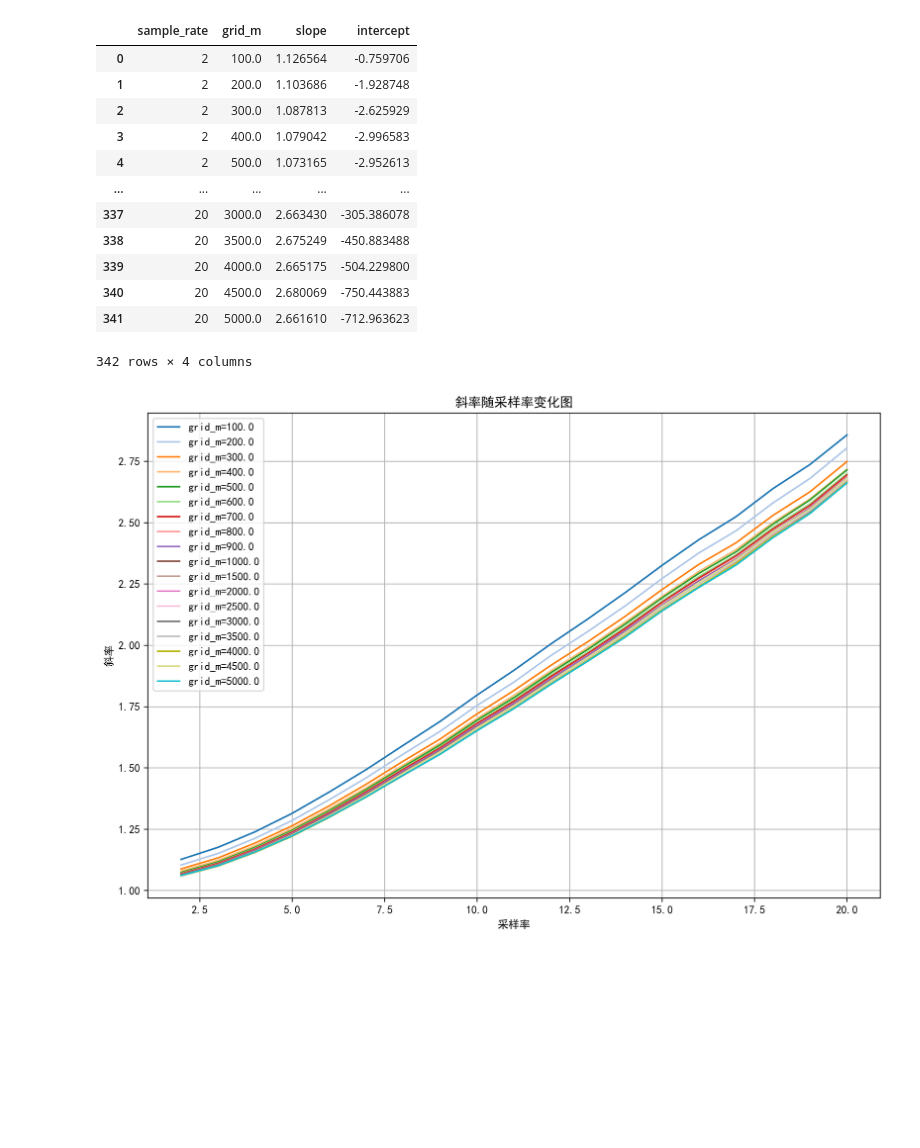
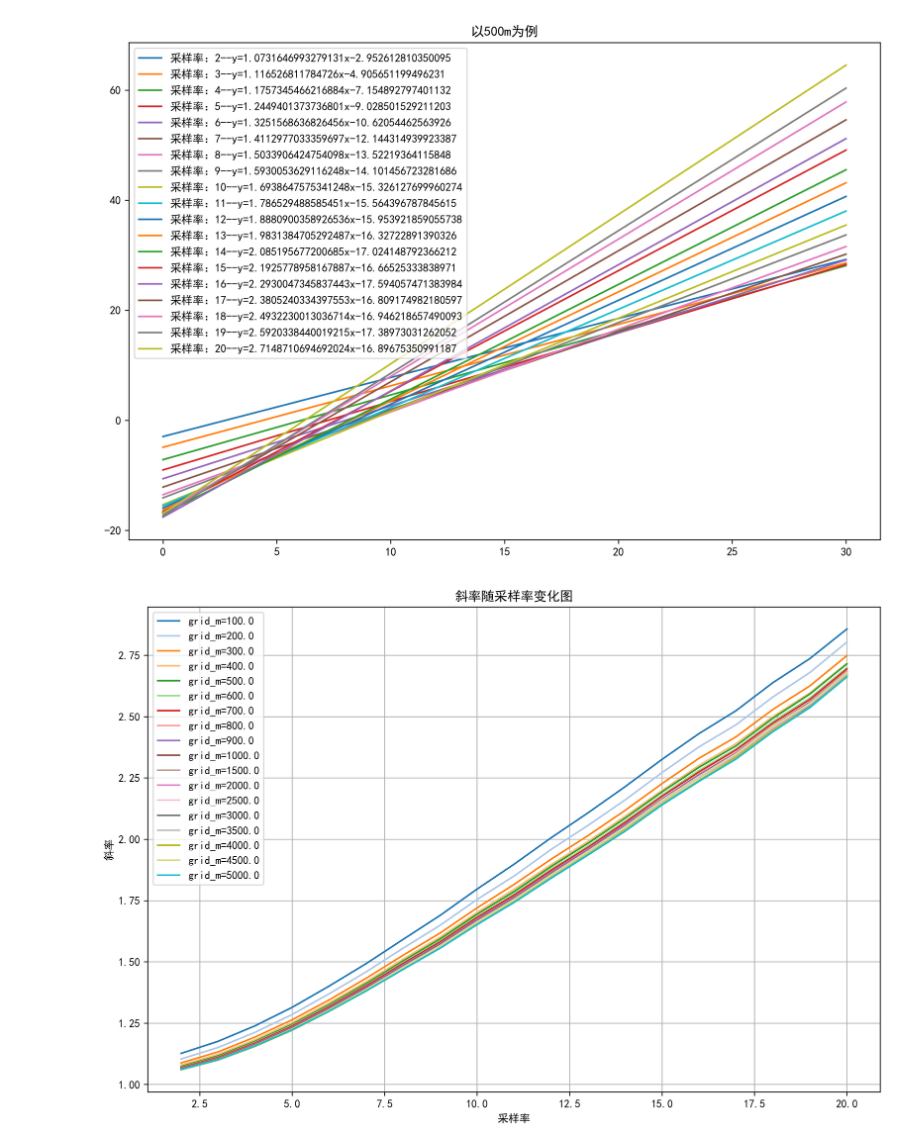
Before and after one commit to yongqi8753/kk_my_code, a Jupyter notebook: 线性模型.ipynb, the cells around one changed output. Saved outputs shown, nothing was run; the diff lists cells and outputs as text; code cells hidden in the pictures; blank space fills up the shorter version.

```diff
--- a/线性模型.ipynb
+++ b/线性模型.ipynb
@@ -41,22 +75,26 @@ for sample_rate in range(2,21):
         res_df.append([sample_rate,grid_m,model.params[1],model.params[0]]) # 分别为采样率、网格大小、斜率、截距
 # %%
 df = pd.DataFrame(res_df,columns=['sample_rate','grid_m','slope','intercept'])
-# %%
-df
-# %% [output]
-|  | sample_rate | grid_m | slope | intercept |
-| 0 | 2 | 100.0 | 1.126564 | -0.759706 |
-| 1 | 2 | 200.0 | 1.103686 | -1.928748 |
-| 2 | 2 | 300.0 | 1.087813 | -2.625929 |
-| 3 | 2 | 400.0 | 1.079042 | -2.996583 |
-| 4 | 2 | 500.0 | 1.073165 | -2.952613 |
-| ... | ... | ... | ... | ... |
-| 337 | 20 | 3000.0 | 2.663430 | -305.386078 |
-| 338 | 20 | 3500.0 | 2.675249 | -450.883488 |
-| 339 | 20 | 4000.0 | 2.665175 | -504.229800 |
-| 340 | 20 | 4500.0 | 2.680069 | -750.443883 |
-| 341 | 20 | 5000.0 | 2.661610 | -712.963623 |
-342 rows × 4 columns
+# %%
+# 以网格尺寸500为例，绘制采样率与斜率的关系图
+df500 = df[df['grid_m']==500]
+fig, ax = plt.subplots(1,1,figsize=(12, 8)) # 可使用GridSpec用法
+for i in range(df500.shape[0]):
+    sample_rate = df500.iloc[i,0]
+    slope = df500.iloc[i,2]
+    intercept = df500.iloc[i,3]
+    # 绘制直线
+    x = np.linspace(0,30,100)
+    y = slope*x + intercept
+    if intercept>0:
+        ax.plot(x,y,label='采样率：{}--y={}x+{}'.format(str(sample_rate),slope,intercept) )
+    else:
+        ax.plot(x,y,label='采样率：{}--y={}x{}'.format(str(sample_rate),slope,intercept) )
+plt.legend()
+ax.set_title('以500m为例')
+plt.savefig('C:/Users/yongqi/Desktop/以500m为例.jpg',dpi=300)
+# %% [output]
+[figure, added]
 # %%
 cmap = plt.get_cmap('tab20')
 colors = [cmap(i) for i in np.linspace(0, 1, 19)]
```
Also changed, not shown: parts of 3 cells of this notebook, 1 other file.
